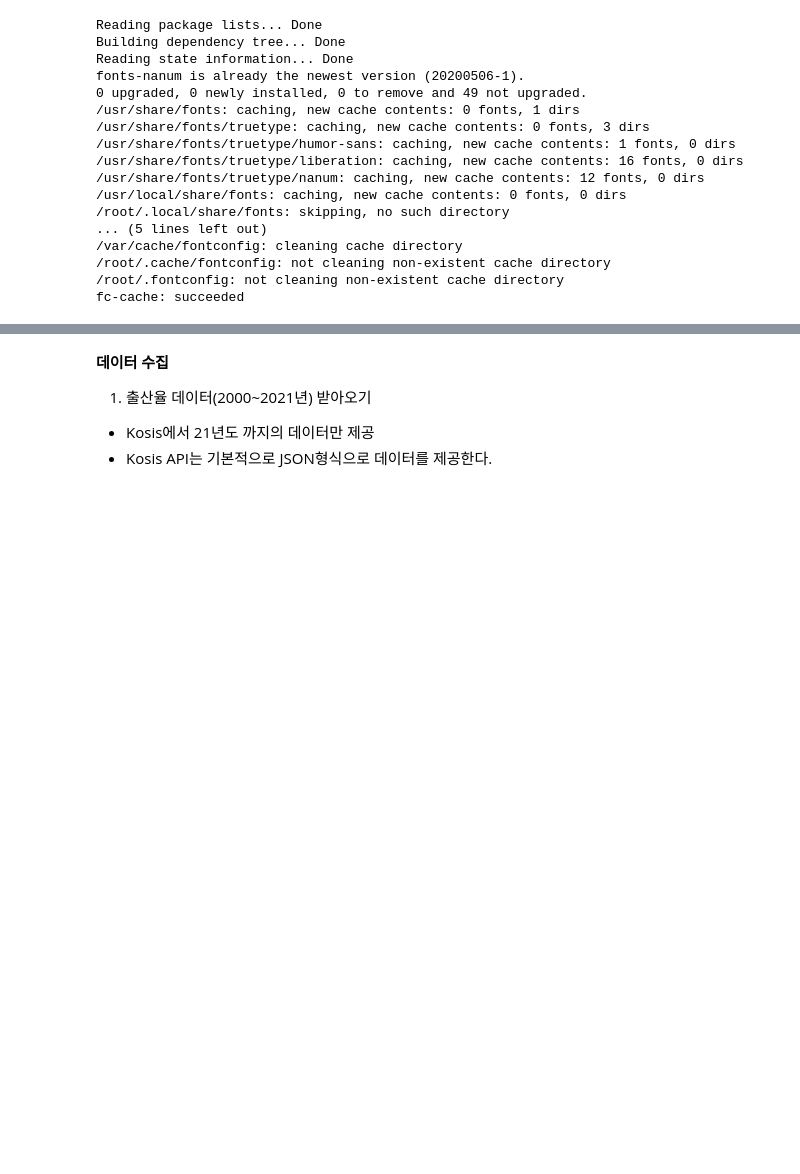
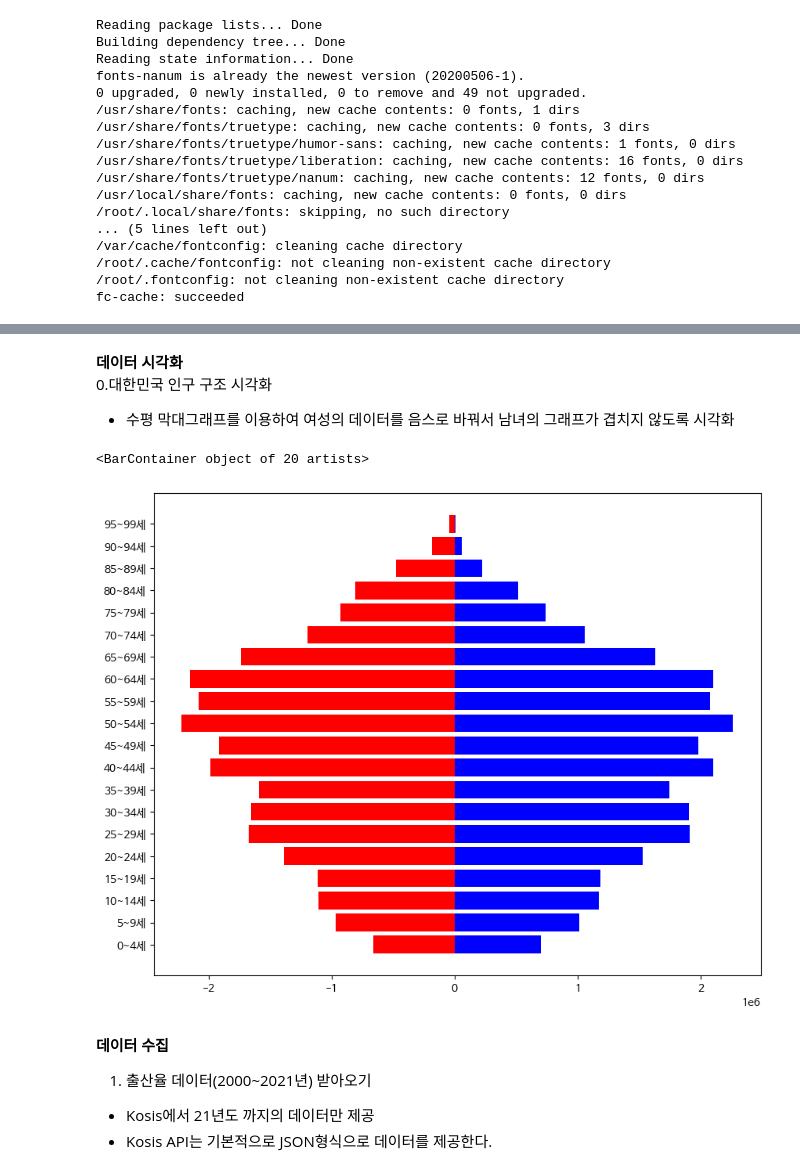
Before and after one commit to MCK-OOTS/DataVisualization, a Jupyter notebook: DataVisualization.ipynb, the cells around one changed output, grey strips where cells are left out. Cells and saved outputs as stored; diff of their text form; code cells hidden in the pictures; blank space fills up the shorter version.

Commit message:
add population

```diff
--- a/DataVisualization.ipynb
+++ b/DataVisualization.ipynb
@@ -36,0 +76,15 @@ fc-cache: succeeded
+# %%
+df_population = pd.DataFrame(population_data)# list > DataFrame
+df_population= df_population[['PRD_DE','ITM_NM' ,'C2_NM', 'DT']]#원하는 데이터 키 값만 저장
+
+df_population['DT'] = pd.to_numeric(df_population['DT'])#수치화 데이터로 변경
+
+# 남성과 여성 데이터 나누기
+male_data = df_population[df_population['ITM_NM'] == '총인구_남자(명)']
+female_data = df_population[df_population['ITM_NM'] == '총인구_여자(명)']
+
+# 연령대별 인구 수를 각각 설정
+male_population = male_data[['C2_NM', 'DT']].set_index('C2_NM')['DT']
+female_population = female_data[['C2_NM', 'DT']].set_index('C2_NM')['DT']
+print(male_population.head())
+print(female_population.head())
@@ -37,3 +106,15 @@ fc-cache: succeeded
+# %% [markdown]
+**데이터 시각화**<br>
+0.대한민국 인구 구조 시각화
+- 수평 막대그래프를 이용하여 여성의 데이터를 음스로 바꿔서 남녀의 그래프가 겹치지 않도록 시각화
+# %%
+# 피라미드 형식으로 시각화 (여성 데이터를 음수로 바꿔서 왼쪽에 표시)
+plt.figure(figsize=(10, 8))
+plt.barh(male_population.index, male_population, color='blue', label='남자')
+plt.barh(female_population.index, -female_population, color='red', label='여자')
+# %% [output]
+<BarContainer object of 20 artists>
+[figure, added]
 # %% [markdown]
 **데이터 수집**<br>
 1. 출산율 데이터(2000~2021년) 받아오기
```
Also changed, not shown: parts of 5 cells of this notebook.
